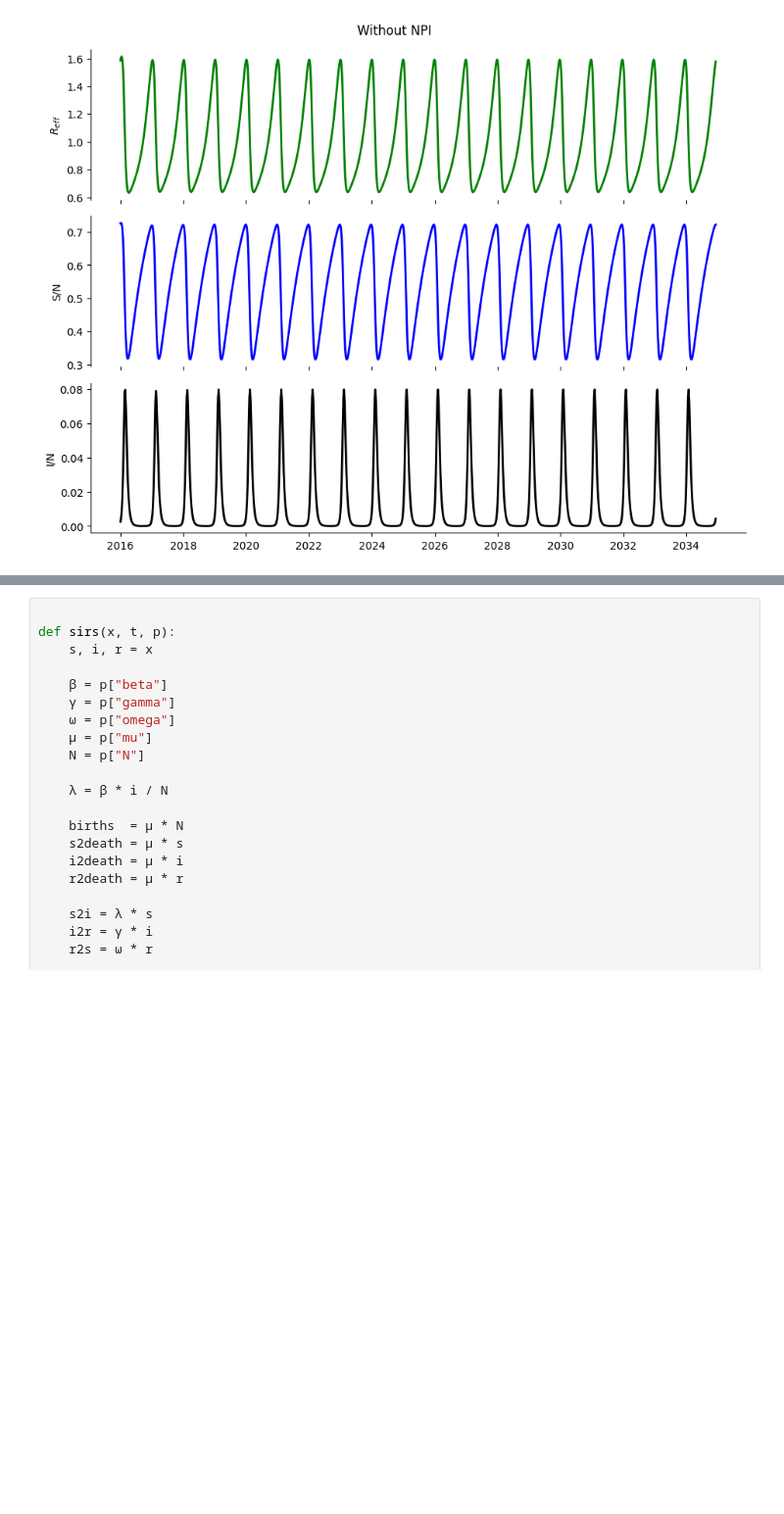
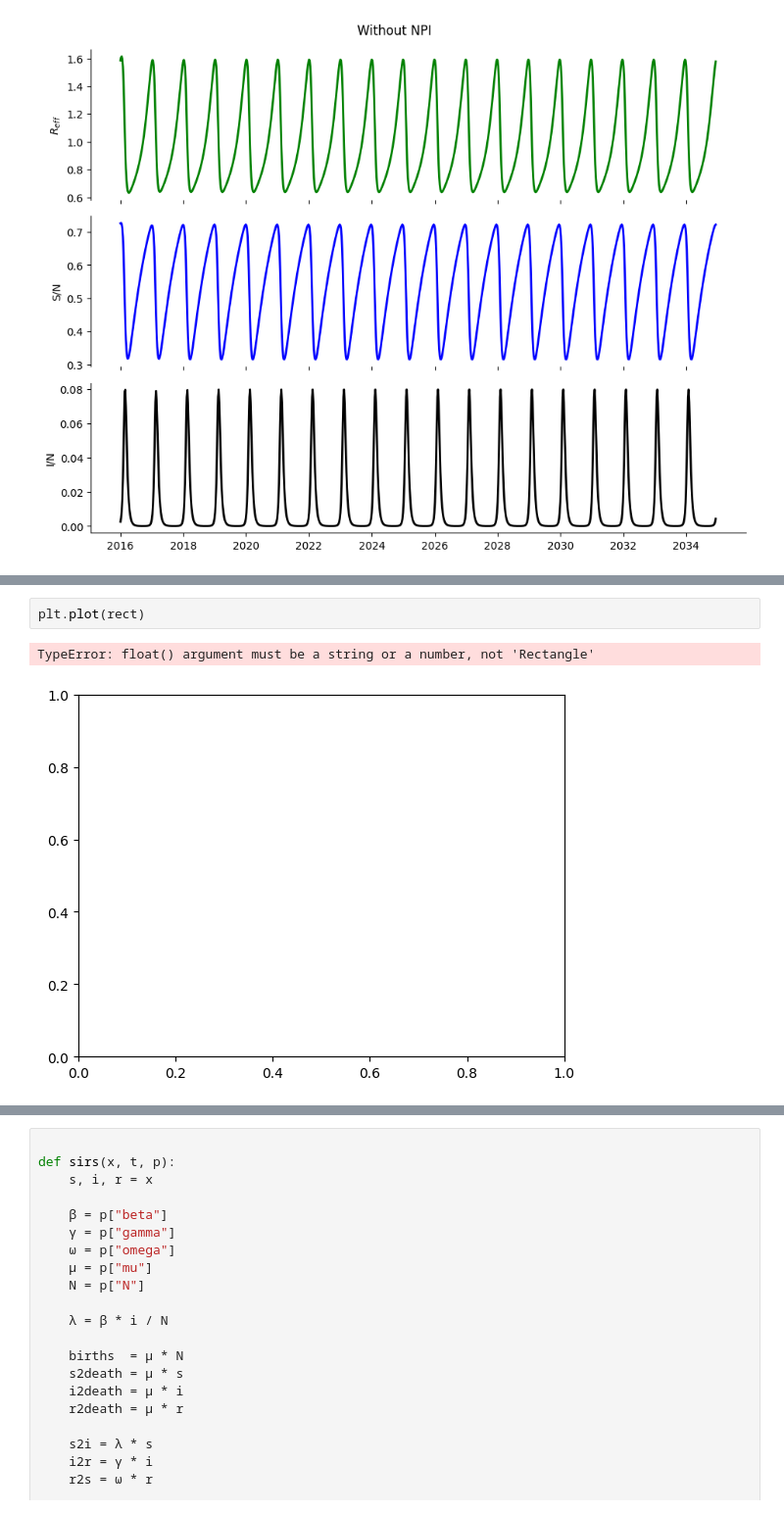
Before and after one commit to ChaosDonkey06/replicated_papers, a Jupyter notebook: 01.ipynb, the cells around one changed output, grey strips where cells are left out. Shown at 98% size. Cells and saved outputs as stored; diff of their text form; blank space fills up the shorter version.

```diff
--- a/01.ipynb
+++ b/01.ipynb
@@ -145,0 +190,5 @@ plt.tight_layout()
+# %%
+plt.plot(rect)
+# %% [output]
+TypeError: float() argument must be a string or a number, not 'Rectangle'
+[figure, added]
```
Also changed, not shown: parts of 4 cells of this notebook.
